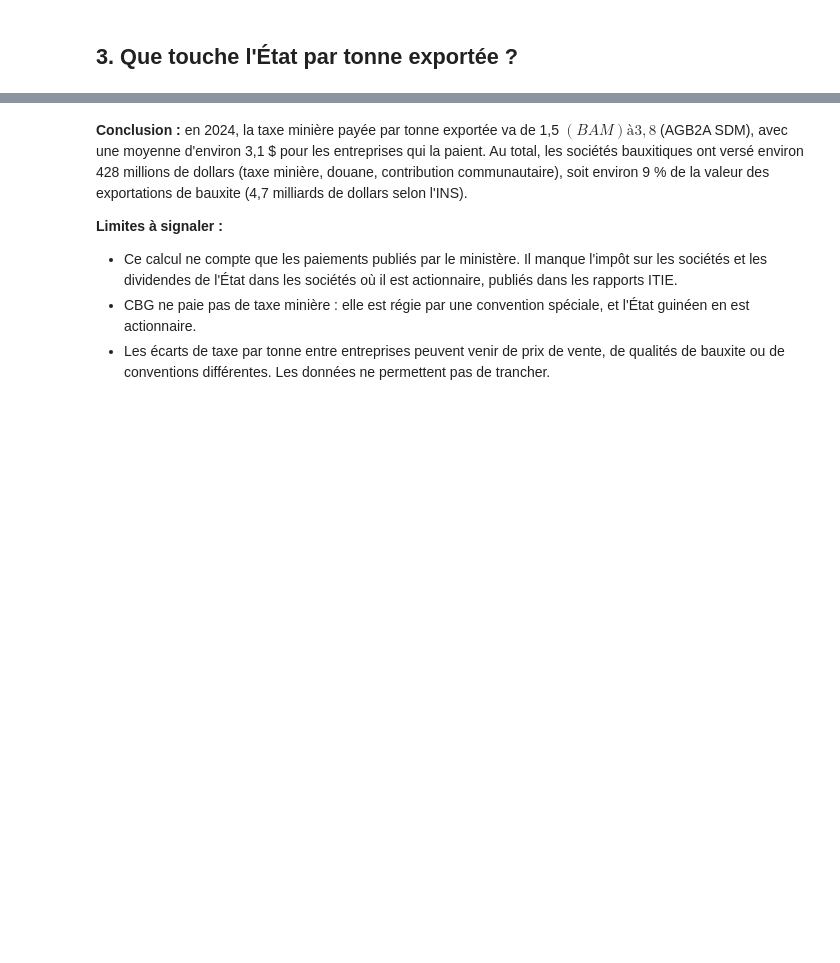
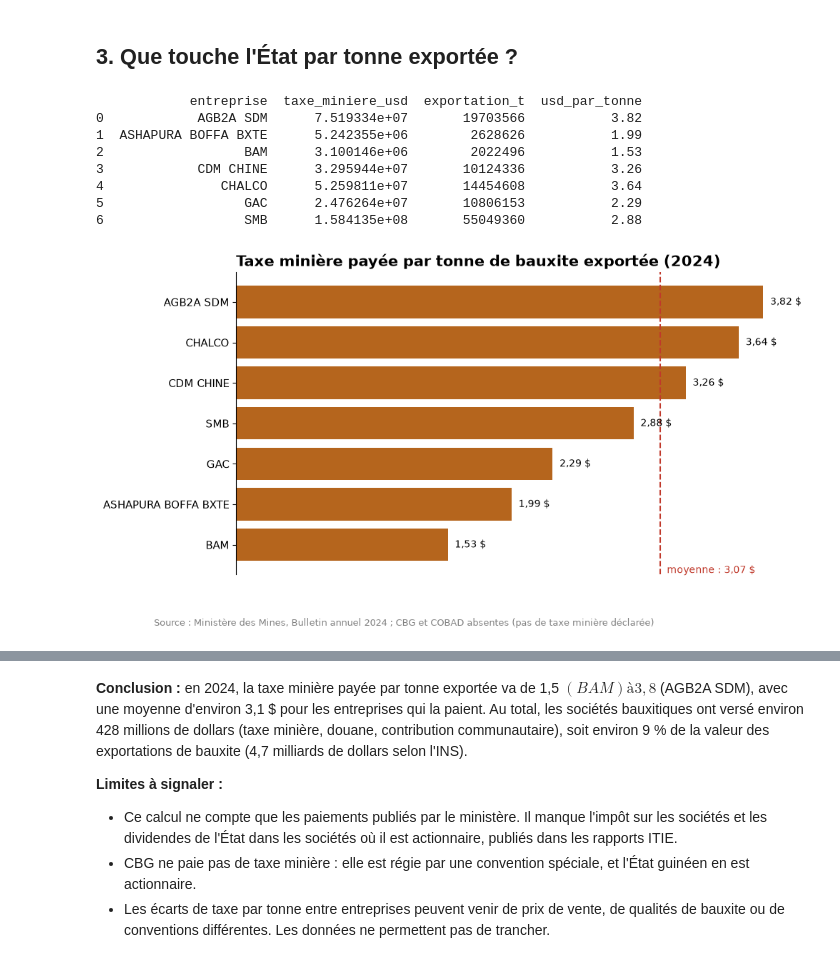
Before and after one commit to Ibrahdiallo224/guinee-mines-data, a Jupyter notebook: notebooks/02_entreprises_et_revenus.ipynb, the cells around one changed output, grey strips where cells are left out. Saved outputs shown, nothing was run; the diff lists cells and outputs as text; code cells hidden in the pictures; blank space fills up the shorter version.

```diff
--- a/notebooks/02_entreprises_et_revenus.ipynb
+++ b/notebooks/02_entreprises_et_revenus.ipynb
@@ -118,0 +98,14 @@ duckdb.sql(f"""
+# %%
+taxes = requete("02_taxe_par_tonne", annee=2024).df()
+print(taxes.round(2))
+graphique_taxe_par_tonne(taxes, 2024)
+# %% [output]
+            entreprise  taxe_miniere_usd  exportation_t  usd_par_tonne
+0            AGB2A SDM      7.519334e+07       19703566           3.82
+1  ASHAPURA BOFFA BXTE      5.242355e+06        2628626           1.99
+2                  BAM      3.100146e+06        2022496           1.53
+3            CDM CHINE      3.295944e+07       10124336           3.26
+4               CHALCO      5.259811e+07       14454608           3.64
+5                  GAC      2.476264e+07       10806153           2.29
+6                  SMB      1.584135e+08       55049360           2.88
+[figure, added]
```
Also changed, not shown: parts of 14 cells of this notebook, 21 other files.
